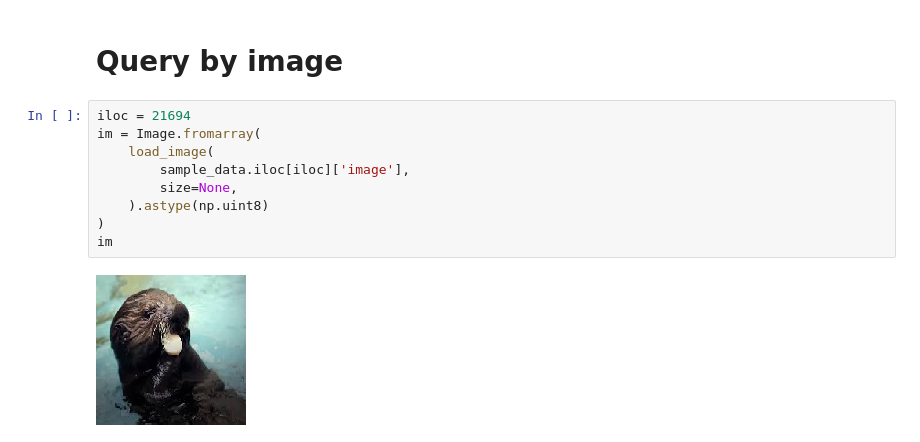
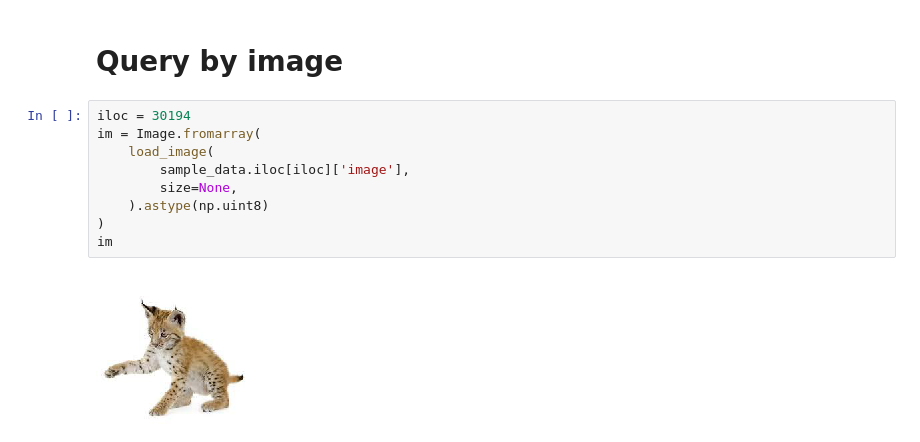
Before and after one commit to avsolatorio/deep-learning-image-search, a Jupyter notebook: src/models/Image Search Model-Copy2.ipynb, the cells around one changed output. Cells and saved outputs as stored; diff of their text form.

```diff
--- a/src/models/Image Search Model-Copy2.ipynb
+++ b/src/models/Image Search Model-Copy2.ipynb
@@ -664,16 +677,16 @@ for iloc in top_ix[:5]:
 # %% [markdown]
 # Query by image
 # %%
-iloc = 21694
+iloc = 30194
 im = Image.fromarray(
     load_image(
         sample_data.iloc[iloc]['image'],
         size=None,
     ).astype(np.uint8)
 )
 im
 # %% [output]
-[figure, old version]
+[figure, new version]
 # %%
 image_query = ImageModel.predict(np.stack(sample_data.iloc[[iloc]].image_array.values))
 res_im = cosine_similarity(image_embeddings, image_query)
```
Also changed, not shown: parts of 21 cells of this notebook, 1 other file.
